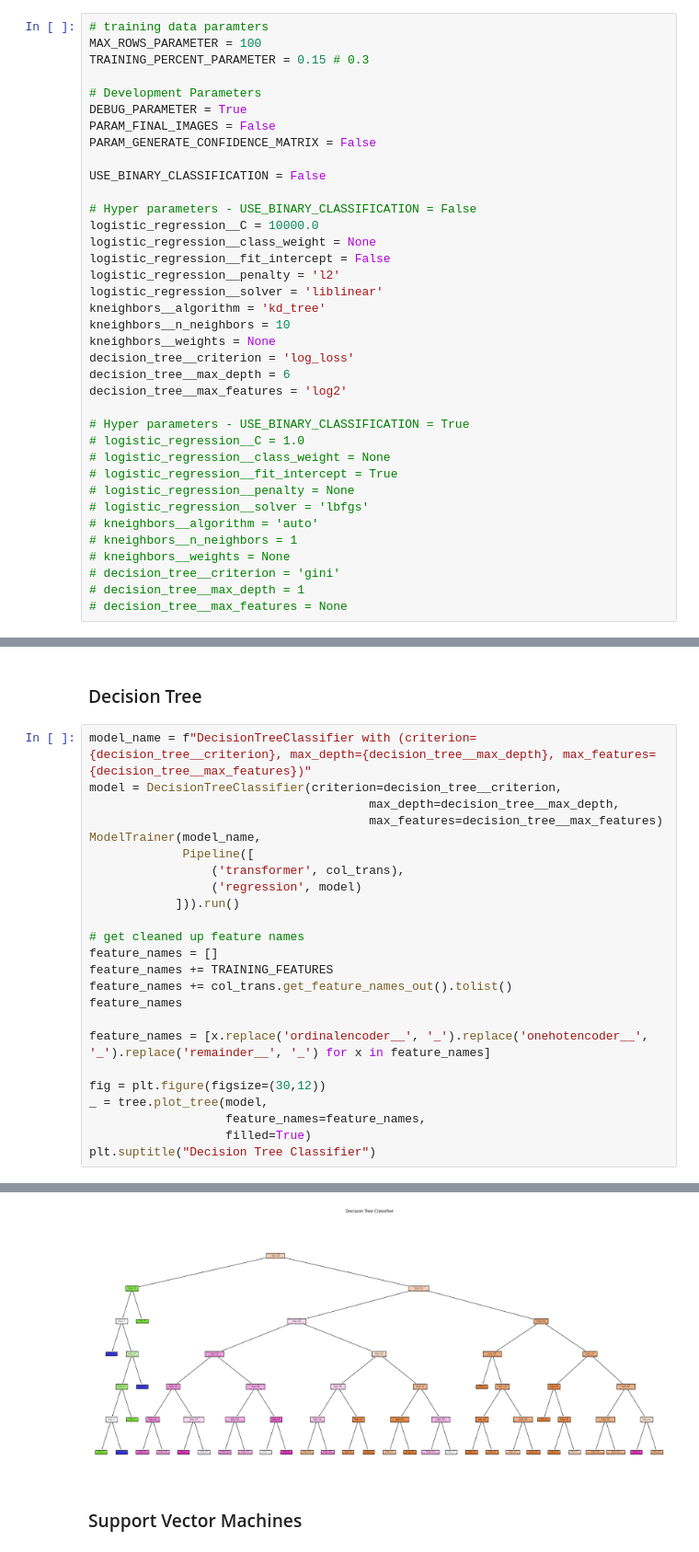
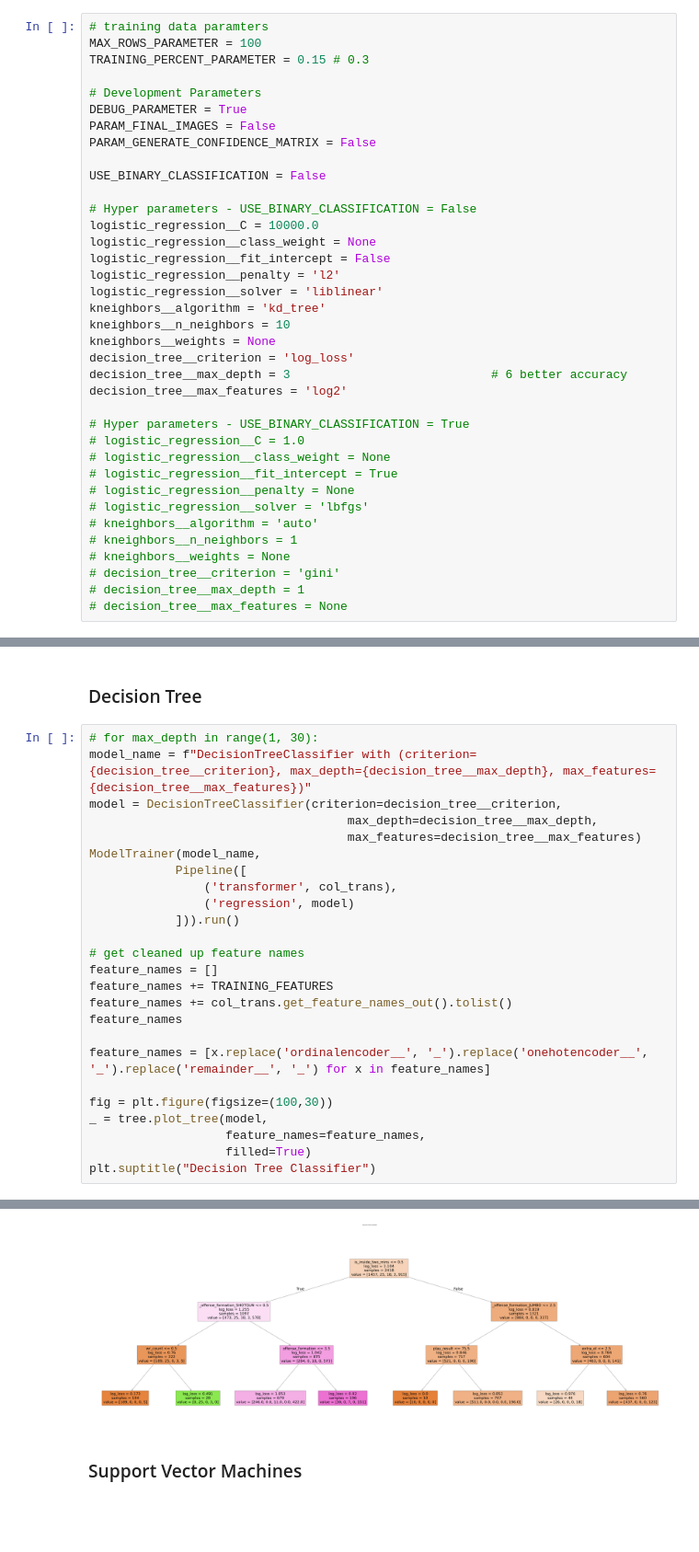
Before and after one commit to davestange/predict_plays, a Jupyter notebook: predict.ipynb, the cells around one changed output, grey strips where cells are left out. Shown at 92% size. Cells and saved outputs as stored; diff of their text form; blank space fills up the shorter version.

Commit message:
overriding max_depth

```diff
--- a/predict.ipynb
+++ b/predict.ipynb
@@ -22,7 +22,7 @@ kneighbors__algorithm = 'kd_tree'
 kneighbors__n_neighbors = 10
 kneighbors__weights = None
 decision_tree__criterion = 'log_loss'
-decision_tree__max_depth = 6
+decision_tree__max_depth = 3                            # 6 better accuracy
 decision_tree__max_features = 'log2'
 
 # Hyper parameters - USE_BINARY_CLASSIFICATION = True
@@ -548,14 +548,15 @@ ModelTrainer(model_name,
 # %% [markdown]
 ### Decision Tree
 # %%
+# for max_depth in range(1, 30):
 model_name = f"DecisionTreeClassifier with (criterion={decision_tree__criterion}, max_depth={decision_tree__max_depth}, max_features={decision_tree__max_features})"
 model = DecisionTreeClassifier(criterion=decision_tree__criterion,
-                                       max_depth=decision_tree__max_depth,
-                                       max_features=decision_tree__max_features)
+                                    max_depth=decision_tree__max_depth,
+                                    max_features=decision_tree__max_features)
 ModelTrainer(model_name,
-             Pipeline([
-                 ('transformer', col_trans),
-                 ('regression', model)
+            Pipeline([
+                ('transformer', col_trans),
+                ('regression', model)
             ])).run()
 
 # get cleaned up feature names
@@ -566,7 +567,7 @@ feature_names
 
 feature_names = [x.replace('ordinalencoder__', '_').replace('onehotencoder__', '_').replace('remainder__', '_') for x in feature_names]
 
-fig = plt.figure(figsize=(30,12))
+fig = plt.figure(figsize=(100,30))
 _ = tree.plot_tree(model,
                    feature_names=feature_names,
                    filled=True)
@@ -576,5 +577,5 @@ plt.suptitle("Decision Tree Classifier")
 Text(0.5, 0.98, 'Decision Tree Classifier')
-[figure, old version]
+[figure, new version]
 # %% [markdown]
 ### Support Vector Machines
 # %%
```
Also changed, not shown: parts of 2 cells of this notebook, 1 other file.
